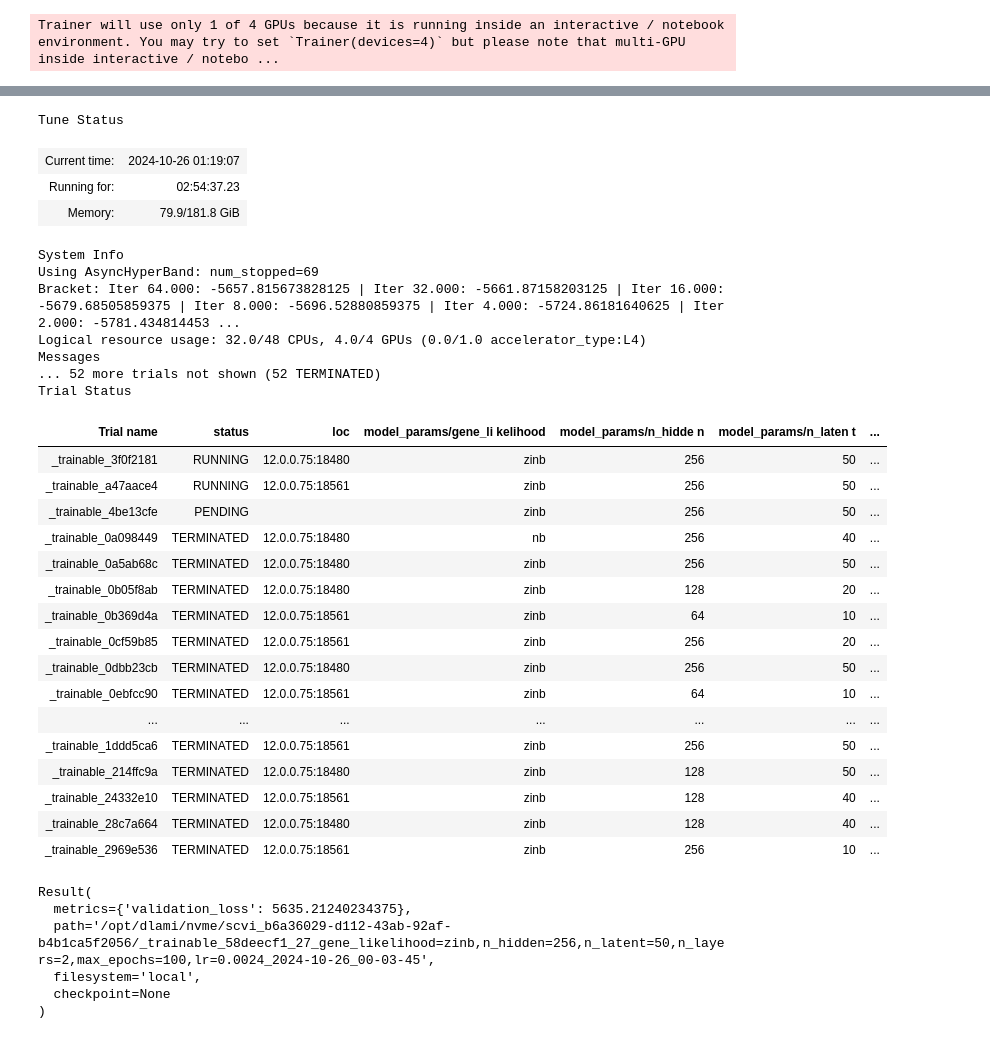
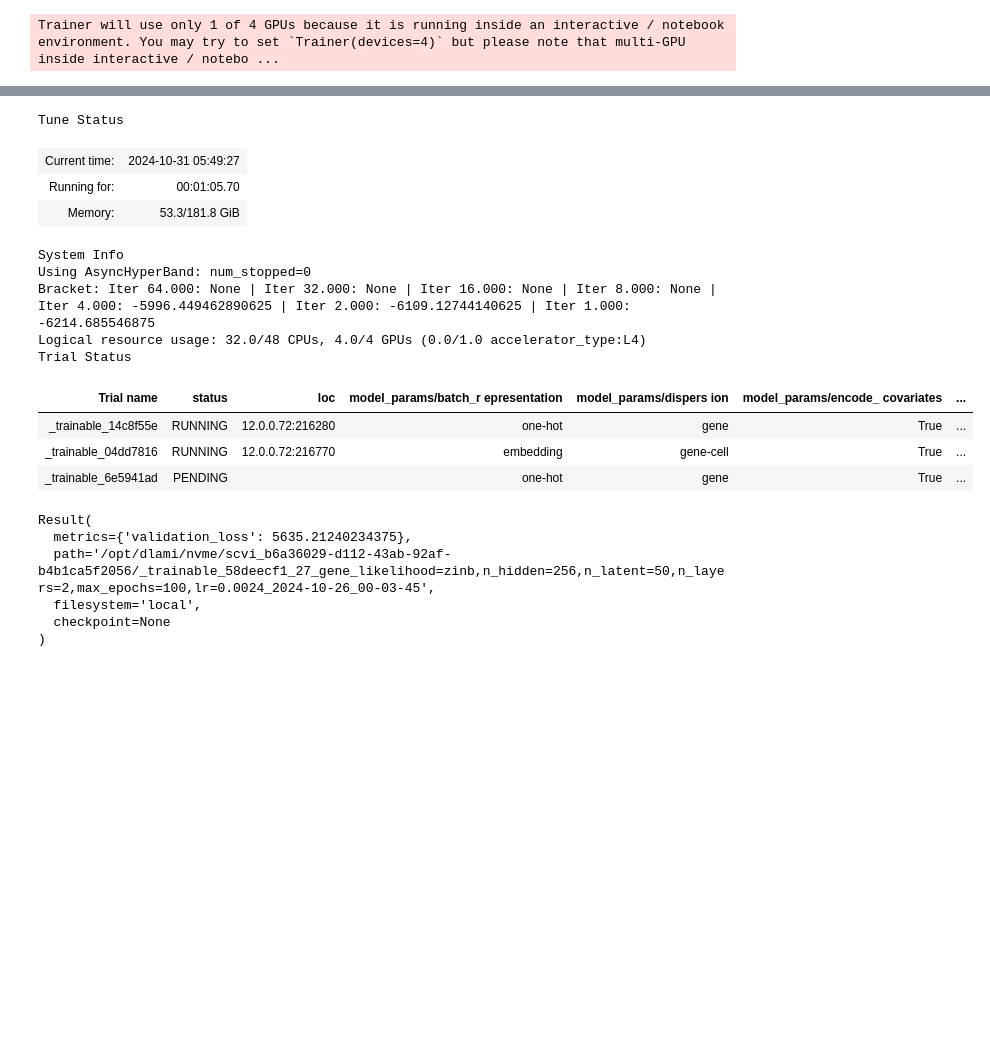
Before and after one commit to LinearParadox/TAK981_SCRNA, a Jupyter notebook: nb/scvi/scvi_tuning.ipynb, the cells around one changed output, grey strips where cells are left out. Drawn from its saved outputs; the diff is of its cells as text; code cells hidden in the pictures; blank space fills up the shorter version.

```diff
--- a/nb/scvi/scvi_tuning.ipynb
+++ b/nb/scvi/scvi_tuning.ipynb
@@ -1,19 +1,14 @@
 # %%
 import scanpy as sc
 import scanpy.external as sce
-import tempfile
 import anndata as ad
 import os
 import torch
 import scvi
 from glob import glob
 import ray
-import matplotlib.pyplot as plt
 from ray import tune
 from scvi import autotune
-scvi.settings.dl_num_worker=25
-scvi.settings.dl_persistent_workers=True
-
 torch.set_float32_matmul_precision('high')
 scvi.settings.seed = 42
 os.chdir("/data")
@@ -29,6 +28,10 @@ for n in paths:
     adata.obs["sample_id"]=sample
     adata.obs["condition"]=sample.split("-")[0]
     adata_list.append(adata)
+    adata.var["ribo"] = adata.var_names.str.startswith(("Rps", "Rpl"))
+    sc.pp.calculate_qc_metrics(
+        adata, qc_vars=["mt", "ribo"], inplace=True, log1p=True
+    )
     sc.pp.filter_genes(adata, min_cells=3)
     names.append(sample)
 # %%
@@ -45,20 +48,21 @@ adata.layers["counts"]=adata.X.copy()
 scvi.data.poisson_gene_selection(adata, layer='counts', n_top_genes=8000, subset=True, batch_key="sample_id") # selecting HVGs using poisson sampling
 # %% [output]
 Trainer will use only 1 of 4 GPUs because it is running inside an interactive / notebook environment. You may try to set `Trainer(devices=4)` but please note that multi-GPU inside interactive / notebo ...
-# %%
-adata.layers["counts"] = adata.layers["counts"].toarray().copy()
 # %%
 model_cls = scvi.model.SCVI
 
-model_cls.setup_anndata(adata, layer="counts", batch_key='sample_id')
+model_cls.setup_anndata(adata, layer="counts", batch_key='sample_id', continuous_covariate_keys=["pct_counts_ribo"])
 
 search_space = {
     "model_params": {"n_hidden": tune.choice([64, 128, 256]),
                      "n_layers": tune.choice([1, 2, 3, 4]),
                      "n_latent": tune.choice([10, 20, 30, 40, 50]),
-                     "gene_likelihood": tune.choice(["nb", "zinb"])
+                     "gene_likelihood": tune.choice(["nb", "zinb"]),
+                     "dispersion": tune.choice(['gene', 'gene-batch', 'gene-cell']),
+                     "batch_representation": tune.choice(['one-hot', 'embedding']),
+                     "encode_covariates": tune.choice([True, False])
                     },
-    "train_params": {"max_epochs": 100,
+    "train_params": {"load_sparse_tensor": tune.choice([True]),
                      "plan_kwargs": {"lr": tune.loguniform(1e-4, 1e-2)}}}
 # %%
 adata
@@ -79,43 +83,28 @@ ray.init(log_to_driver=False, dashboard_host="0.0.0.0", dashboard_port=8889, inc
 # %%
 results = autotune.run_autotune(
     model_cls,
     data=adata,
     mode="min",
     metrics="validation_loss",
     search_space=search_space,
-    num_samples=110,
+    num_samples=150,
     resources={"cpu": 16, "gpu": 2},
     logging_dir="/opt/dlami/nvme"
 )
 # %% [output]
 Tune Status
-| Current time: | 2024-10-26 01:19:07 |
-| Running for: | 02:54:37.23 |
-| Memory: | 79.9/181.8 GiB |
+| Current time: | 2024-10-31 05:49:27 |
+| Running for: | 00:01:05.70 |
+| Memory: | 53.3/181.8 GiB |
 System Info
-Using AsyncHyperBand: num_stopped=69
-Bracket: Iter 64.000: -5657.815673828125 | Iter 32.000: -5661.87158203125 | Iter 16.000: -5679.68505859375 | Iter 8.000: -5696.52880859375 | Iter 4.000: -5724.86181640625 | Iter 2.000: -5781.434814453 ...
+Using AsyncHyperBand: num_stopped=0
+Bracket: Iter 64.000: None | Iter 32.000: None | Iter 16.000: None | Iter 8.000: None | Iter 4.000: -5996.449462890625 | Iter 2.000: -6109.12744140625 | Iter 1.000: -6214.685546875
 Logical resource usage: 32.0/48 CPUs, 4.0/4 GPUs (0.0/1.0 accelerator_type:L4)
-Messages
-... 52 more trials not shown (52 TERMINATED)
 Trial Status
-| Trial name | status | loc | model_params/gene_li kelihood | model_params/n_hidde n | model_params/n_laten t | ... |
-| _trainable_3f0f2181 | RUNNING | 12.0.0.75:18480 | zinb | 256 | 50 | ... |
-| _trainable_a47aace4 | RUNNING | 12.0.0.75:18561 | zinb | 256 | 50 | ... |
-| _trainable_4be13cfe | PENDING |  | zinb | 256 | 50 | ... |
-| _trainable_0a098449 | TERMINATED | 12.0.0.75:18480 | nb | 256 | 40 | ... |
-| _trainable_0a5ab68c | TERMINATED | 12.0.0.75:18480 | zinb | 256 | 50 | ... |
-| _trainable_0b05f8ab | TERMINATED | 12.0.0.75:18480 | zinb | 128 | 20 | ... |
-| _trainable_0b369d4a | TERMINATED | 12.0.0.75:18561 | zinb | 64 | 10 | ... |
-| _trainable_0cf59b85 | TERMINATED | 12.0.0.75:18561 | zinb | 256 | 20 | ... |
-| _trainable_0dbb23cb | TERMINATED | 12.0.0.75:18480 | zinb | 256 | 50 | ... |
-| _trainable_0ebfcc90 | TERMINATED | 12.0.0.75:18561 | zinb | 64 | 10 | ... |
-| ... | ... | ... | ... | ... | ... | ... |
-| _trainable_1ddd5ca6 | TERMINATED | 12.0.0.75:18561 | zinb | 256 | 50 | ... |
-| _trainable_214ffc9a | TERMINATED | 12.0.0.75:18480 | zinb | 128 | 50 | ... |
-| _trainable_24332e10 | TERMINATED | 12.0.0.75:18561 | zinb | 128 | 40 | ... |
-| _trainable_28c7a664 | TERMINATED | 12.0.0.75:18480 | zinb | 128 | 40 | ... |
-| _trainable_2969e536 | TERMINATED | 12.0.0.75:18561 | zinb | 256 | 10 | ... |
+| Trial name | status | loc | model_params/batch_r epresentation | model_params/dispers ion | model_params/encode_ covariates | ... |
+| _trainable_14c8f55e | RUNNING | 12.0.0.72:216280 | one-hot | gene | True | ... |
+| _trainable_04dd7816 | RUNNING | 12.0.0.72:216770 | embedding | gene-cell | True | ... |
+| _trainable_6e5941ad | PENDING |  | one-hot | gene | True | ... |
 # %%
 df=results.result_grid.get_dataframe()
 # %%
```
Also changed, not shown: parts of 5 cells of this notebook, 4 other files.
